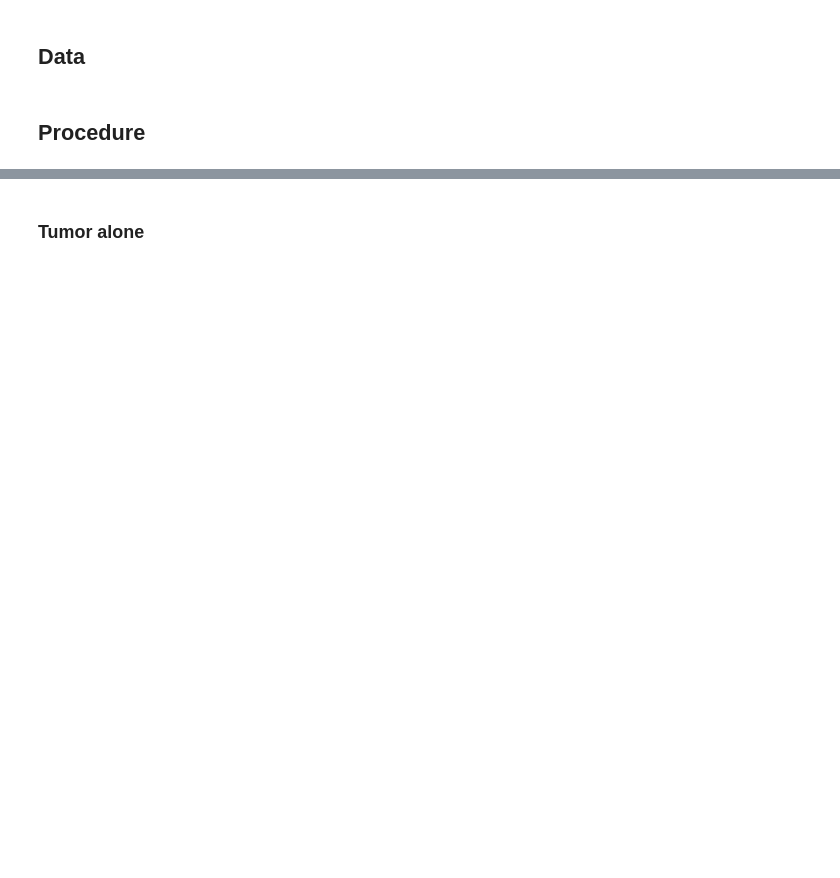
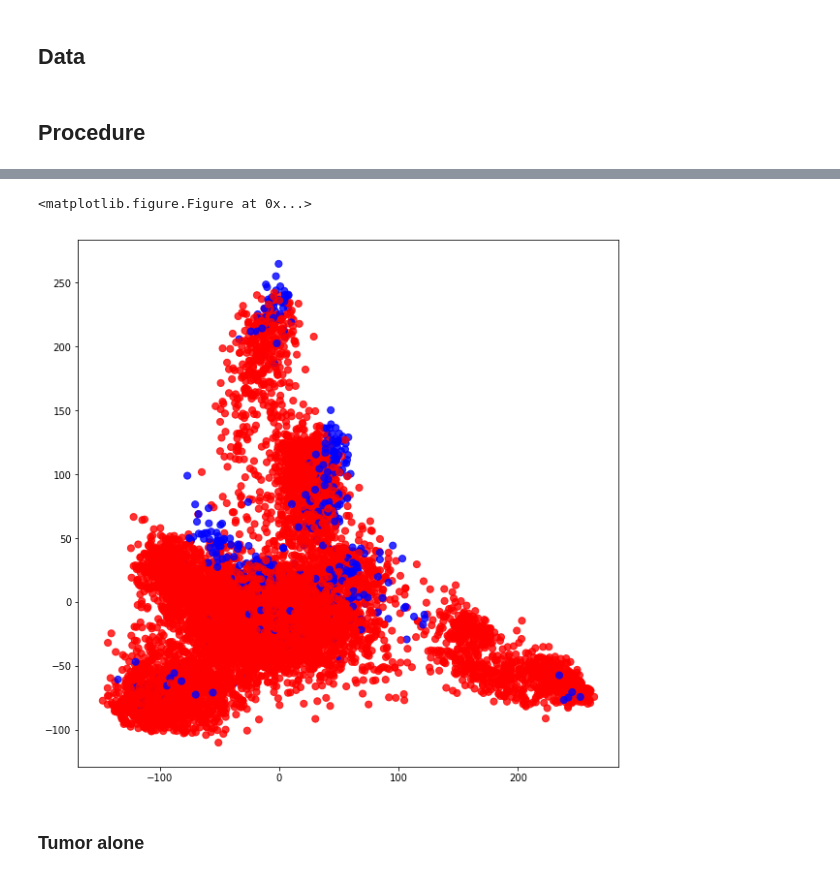
Before and after one commit to harel-coffee/cancer_classification-auto, a Jupyter notebook: tl/Pipeline_TL.ipynb, the cells around one changed output, grey strips where cells are left out. Drawn from its saved outputs; the diff is of its cells as text; code cells hidden in the pictures; blank space fills up the shorter version.

```diff
--- a/tl/Pipeline_TL.ipynb
+++ b/tl/Pipeline_TL.ipynb
@@ -136,6 +113,6 @@ array([[5, 0],
 # %%
-#others = list(set(utils.all_tumor_names) - {cancer_name})
-others = ['UCEC', 'OV']
+others = list(set(utils.all_tumor_names) - {'BLCA'})
+# others = ['OV', 'BRCA']
 # print(", ".join(others))
 
 X_others = np.empty((0, X_c.shape[1]), dtype=int)
@@ -146,3 +123,8 @@ for o in others:
     X_o, y_o = utils.get_cancer_data(o)
     X_others = np.append(X_others, X_o, axis=0)
     y_others = np.append(y_others, y_o)
+
+print("Cancer: {}".format(others))
+print("\t#samples: {}".format(X_others.shape[0]))
+print("\t#genes: {}".format(X_others.shape[1]))
+print("\t#TUMORS: {}\t#NORMAL: {}".format(y_others[y_others == TUMOR].shape[0], y_others[y_others == NORMAL].shape[0]))
@@ -149,3 +149,10 @@ for o in others:
+# %%
+plt.figure(figsize=(10, 10))
+plot_PCA(X_others, y_others)
+plt.show()
+# %% [output]
+<matplotlib.figure.Figure at 0x...>
+[figure, added]
 # %% [markdown]
 ### Tumor alone
 # %%
```
Also changed, not shown: parts of 25 cells of this notebook, 12 other files.
